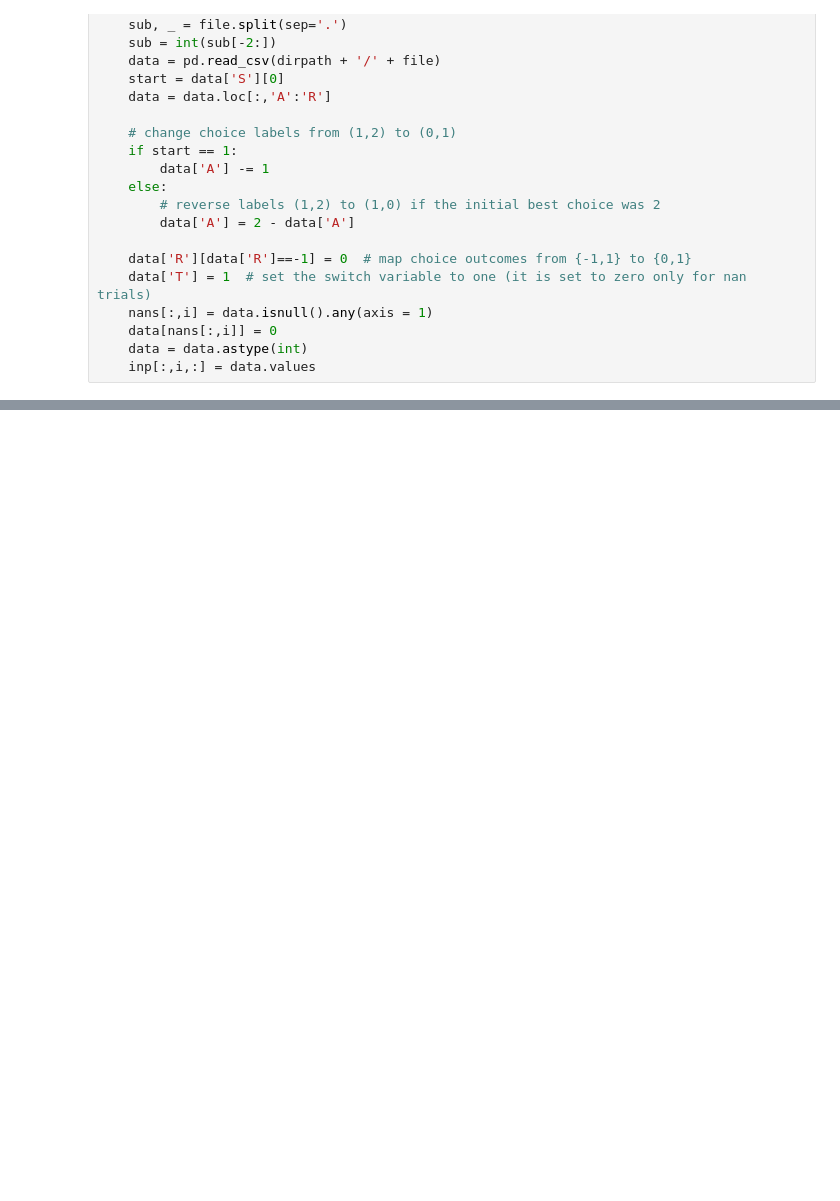
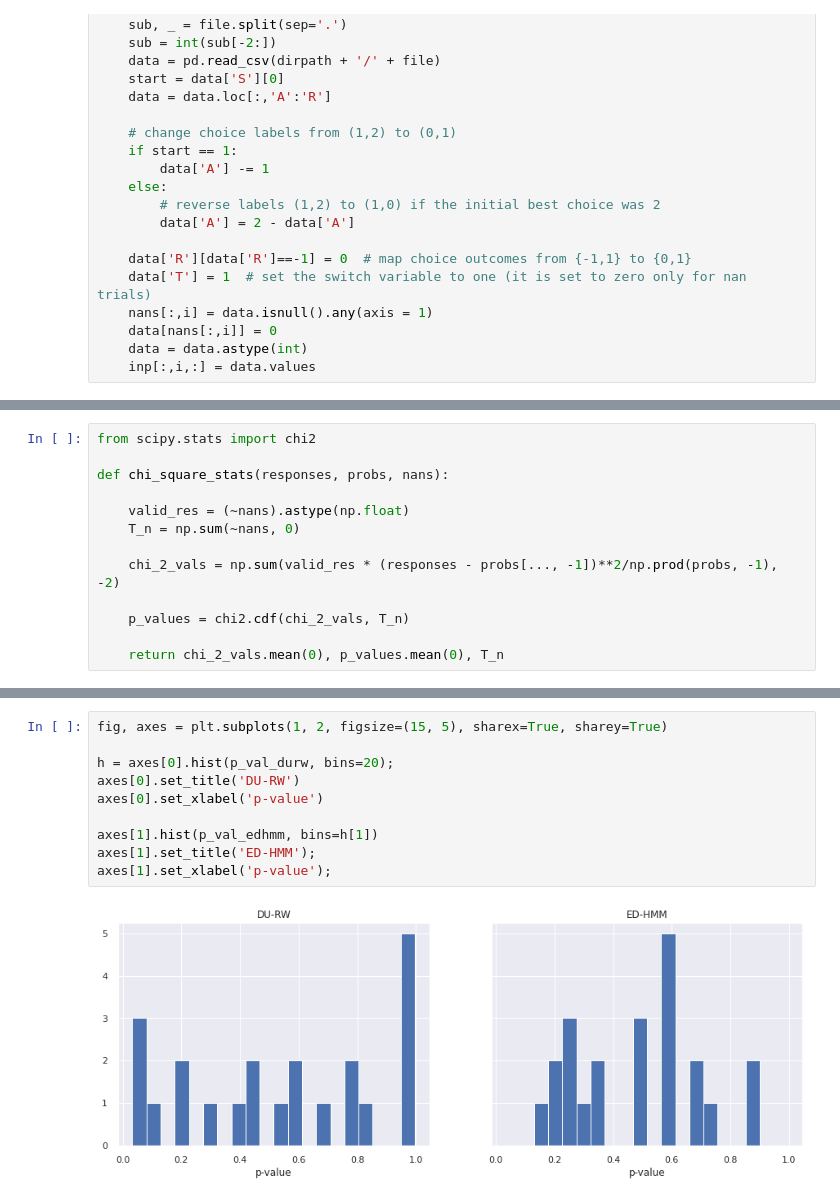
Before and after one commit to dimarkov/predchange, a Jupyter notebook: fit_behavioural_data.ipynb, the cells around one changed output, grey strips where cells are left out. Drawn from its saved outputs; the diff is of its cells as text; blank space fills up the shorter version.

```diff
--- a/fit_behavioural_data.ipynb
+++ b/fit_behavioural_data.ipynb
@@ -117,0 +140,13 @@ axes[2].hist(edhmm_sample['beta__{}'.format(subject)], bins=100);
+# %%
+from scipy.stats import chi2
+
+def chi_square_stats(responses, probs, nans):
+
+    valid_res = (~nans).astype(np.float)
+    T_n = np.sum(~nans, 0)
+
+    chi_2_vals = np.sum(valid_res * (responses - probs[..., -1])**2/np.prod(probs, -1), -2)
+
+    p_values = chi2.cdf(chi_2_vals, T_n)
+
+    return chi_2_vals.mean(0), p_values.mean(0), T_n
@@ -117,0 +179,12 @@ axes[2].hist(edhmm_sample['beta__{}'.format(subject)], bins=100);
+# %%
+fig, axes = plt.subplots(1, 2, figsize=(15, 5), sharex=True, sharey=True)
+
+h = axes[0].hist(p_val_durw, bins=20);
+axes[0].set_title('DU-RW')
+axes[0].set_xlabel('p-value')
+
+axes[1].hist(p_val_edhmm, bins=h[1])
+axes[1].set_title('ED-HMM');
+axes[1].set_xlabel('p-value');
+# %% [output]
+[figure, added]
```
Also changed, not shown: parts of 11 cells of this notebook, 6 other files.
